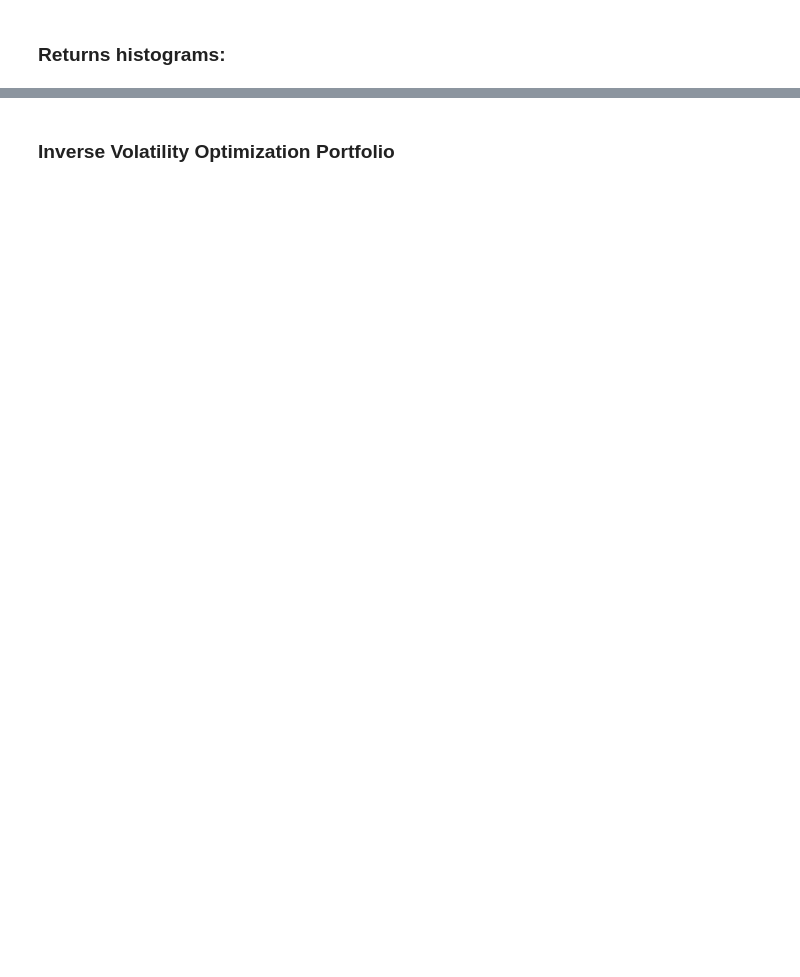
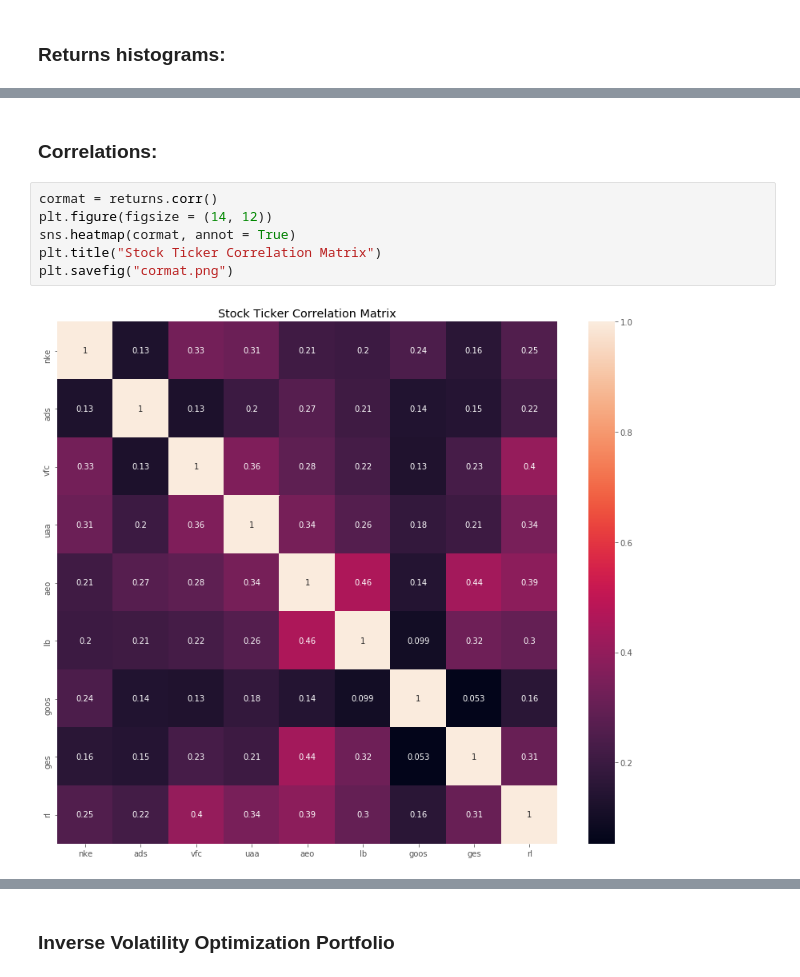
Before and after one commit to crocker456/stocks-, a Jupyter notebook: PortfolioCumulativeReturnForecasts.ipynb, the cells around one changed output, grey strips where cells are left out. Drawn from its saved outputs; the diff is of its cells as text; blank space fills up the shorter version.

```diff
--- a/PortfolioCumulativeReturnForecasts.ipynb
+++ b/PortfolioCumulativeReturnForecasts.ipynb
@@ -46,0 +67,10 @@ plt.show()
+# %% [markdown]
+### Correlations:
+# %%
+cormat = returns.corr()
+plt.figure(figsize = (14, 12))
+sns.heatmap(cormat, annot = True)
+plt.title("Stock Ticker Correlation Matrix")
+plt.savefig("cormat.png")
+# %% [output]
+[figure, added]
```
Also changed, not shown: parts of 28 cells of this notebook, 14 other files.
